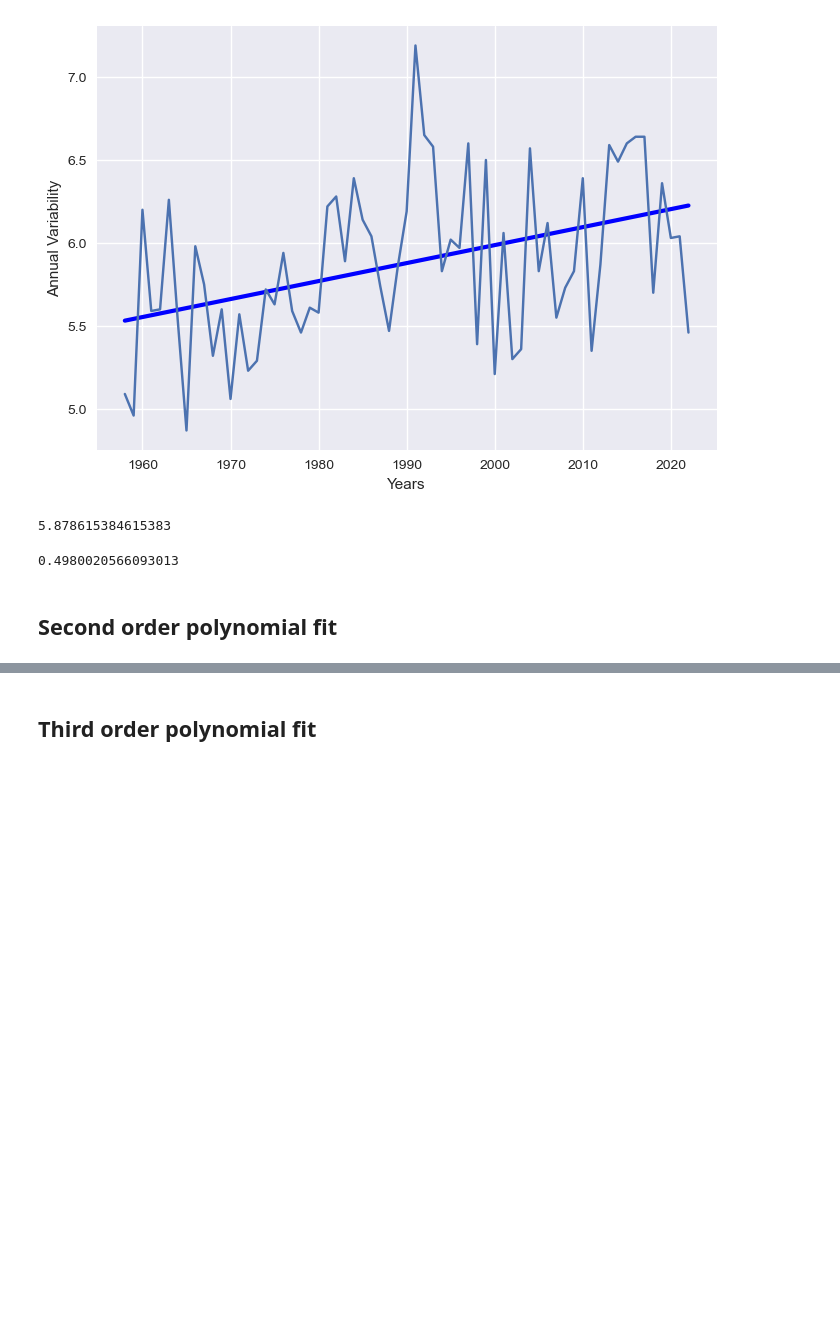
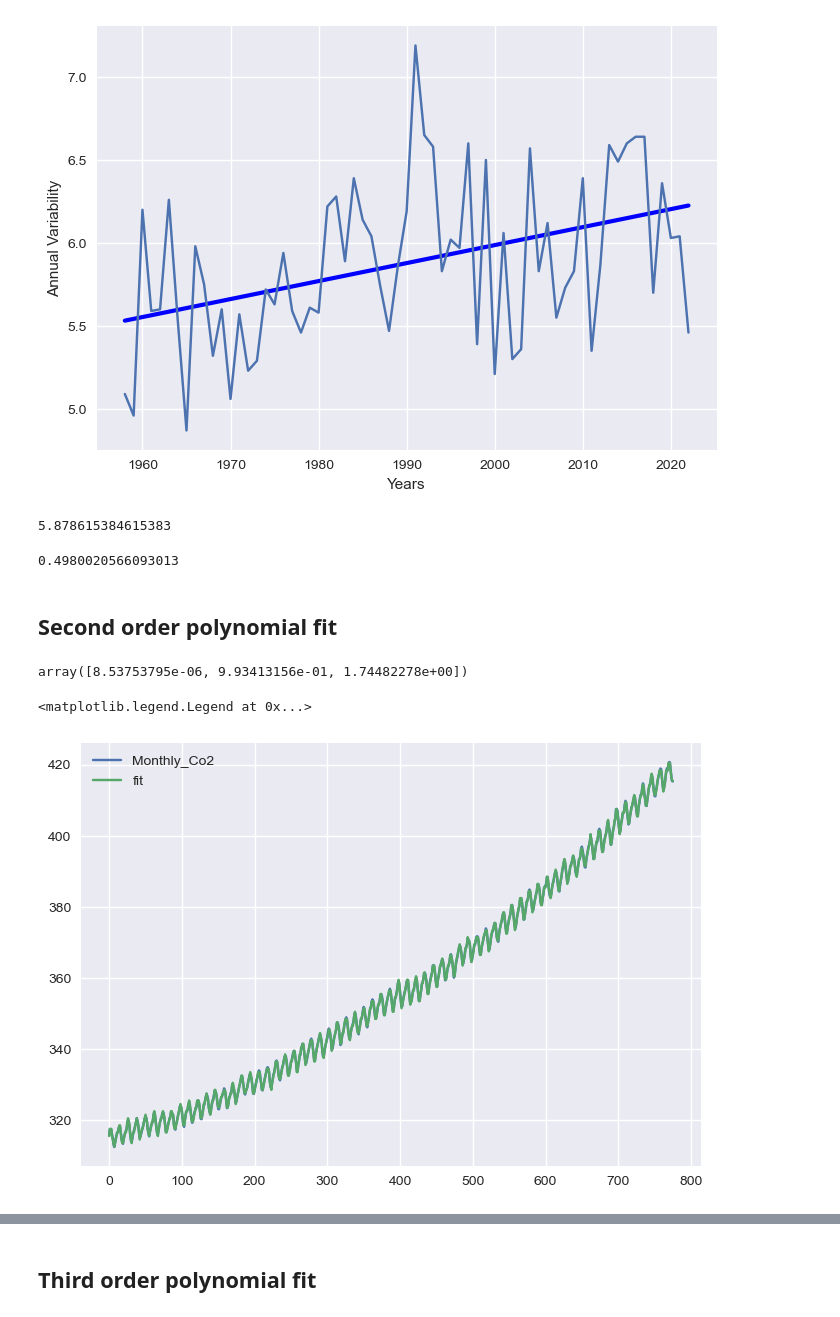
Before and after one commit to Sumanshekhar17/Geophysical-Data-Analysis, a Jupyter notebook: Keeling Curve Data - Statistical Analysis.ipynb, the cells around one changed output, grey strips where cells are left out. Drawn from its saved outputs; the diff is of its cells as text; code cells hidden in the pictures; blank space fills up the shorter version.

```diff
--- a/Keeling Curve Data - Statistical Analysis.ipynb
+++ b/Keeling Curve Data - Statistical Analysis.ipynb
@@ -441,0 +443,17 @@ statistics.stdev(annual_variability[half_year: len(unique_years)-1])
+# %%
+y = np.array(keeling_curve['Monthly mean CO2 concentration'])
+# %%
+x = y.astype(int) #changing data type from object to int because polyfit only take numeric data type as input
+# %%
+second_order_fit = np.polyfit(x, y, deg = 2)
+second_order_fit
+# %% [output]
+array([8.53753795e-06, 9.93413156e-01, 1.74482278e+00])
+# %%
+fig, ax = plt.subplots()
+ax.plot(y, label='Monthly_Co2')
+ax.plot(np.polyval(second_order_fit, x), label='fit')
+ax.legend()
+# %% [output]
+<matplotlib.legend.Legend at 0x...>
+[figure, added]
```
Also changed, not shown: parts of 10 cells of this notebook.
